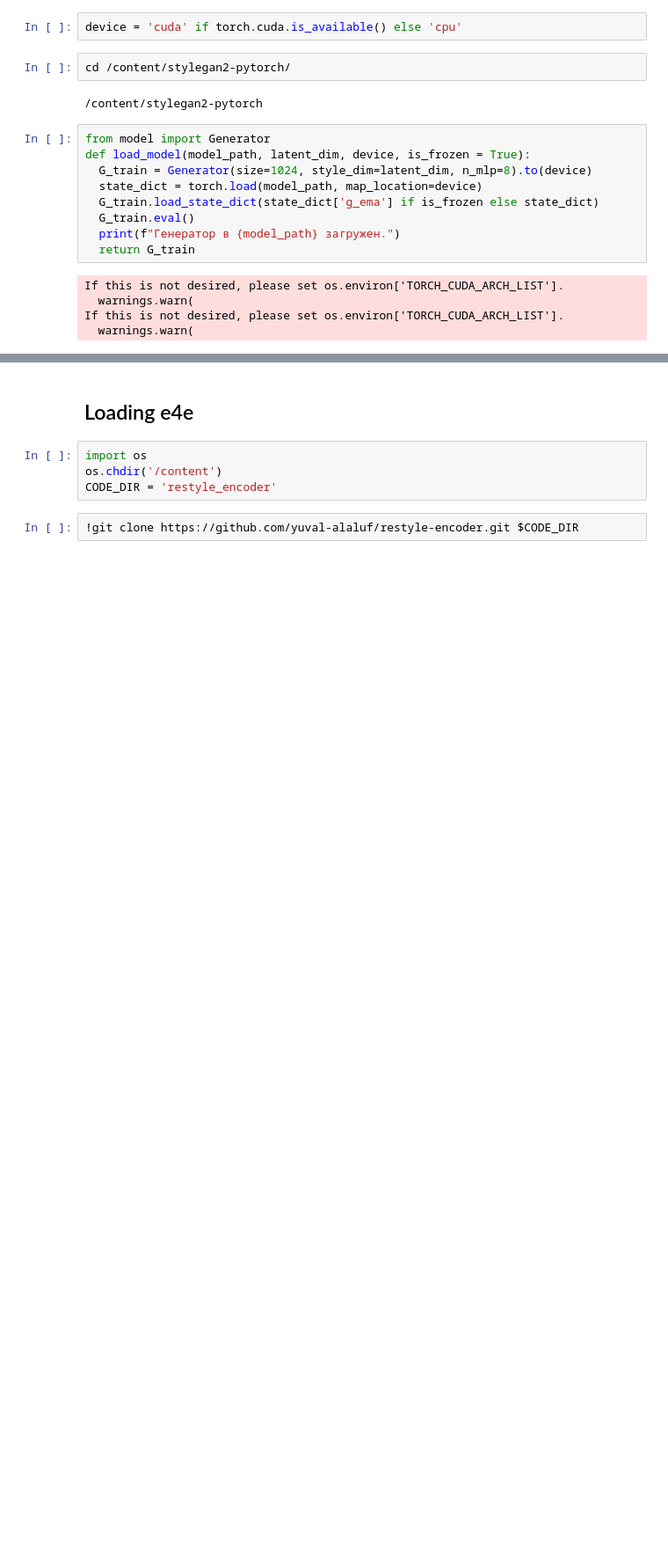
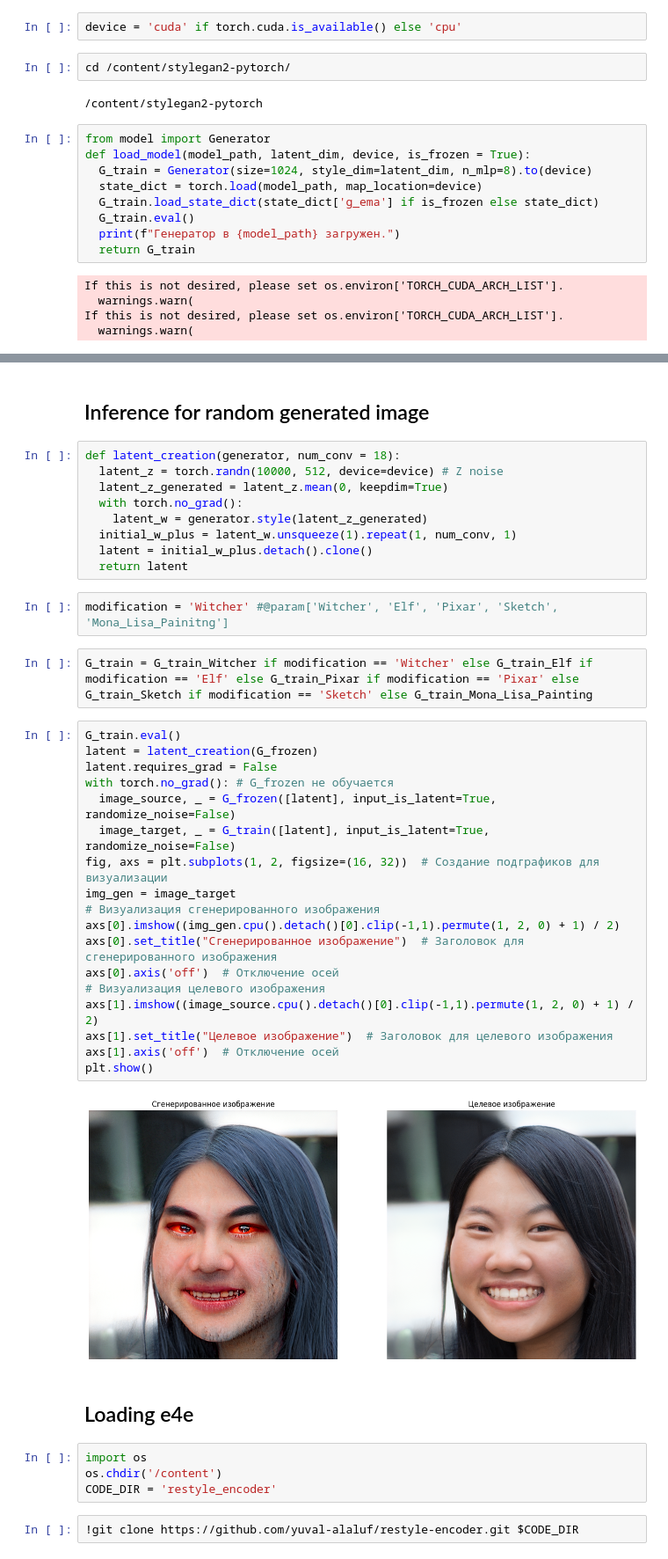
Before and after one commit to Alsu112/StyleGAN_NADA_Project, a Jupyter notebook: notebooks/Inference.ipynb, the cells around one changed output, grey strips where cells are left out. Shown at 88% size. Cells and saved outputs as stored; diff of their text form; blank space fills up the shorter version.

Commit message:
Replaced Inference notebook

```diff
--- a/notebooks/Inference.ipynb
+++ b/notebooks/Inference.ipynb
@@ -134,6 +142,41 @@ G_frozen = load_model('/content/downloads/stylegan2-ffhq-config-f.pt', latent_di
 Генератор в /content/downloads/G_train_final_Sketch.pth загружен.
 Генератор в /content/downloads/G_train_final_Witcher.pth загружен.
 Генератор в /content/downloads/stylegan2-ffhq-config-f.pt загружен.
+# %% [markdown]
+## Inference for random generated image
+# %%
+def latent_creation(generator, num_conv = 18):
+  latent_z = torch.randn(10000, 512, device=device) # Z noise
+  latent_z_generated = latent_z.mean(0, keepdim=True)
+  with torch.no_grad():
+    latent_w = generator.style(latent_z_generated)
+  initial_w_plus = latent_w.unsqueeze(1).repeat(1, num_conv, 1)
+  latent = initial_w_plus.detach().clone()
+  return latent
+# %%
+modification = 'Witcher' #@param['Witcher', 'Elf', 'Pixar', 'Sketch', 'Mona_Lisa_Painitng']
+# %%
+G_train = G_train_Witcher if modification == 'Witcher' else G_train_Elf if modification == 'Elf' else G_train_Pixar if modification == 'Pixar' else G_train_Sketch if modification == 'Sketch' else G_train_Mona_Lisa_Painting
+# %%
+G_train.eval()
+latent = latent_creation(G_frozen)
+latent.requires_grad = False
+with torch.no_grad(): # G_frozen не обучается
+  image_source, _ = G_frozen([latent], input_is_latent=True, randomize_noise=False)
+  image_target, _ = G_train([latent], input_is_latent=True, randomize_noise=False)
+fig, axs = plt.subplots(1, 2, figsize=(16, 32))  # Создание подграфиков для визуализации
+img_gen = image_target
+# Визуализация сгенерированного изображения
+axs[0].imshow((img_gen.cpu().detach()[0].clip(-1,1).permute(1, 2, 0) + 1) / 2)
+axs[0].set_title("Сгенерированное изображение")  # Заголовок для сгенерированного изображения
+axs[0].axis('off')  # Отключение осей
+# Визуализация целевого изображения
+axs[1].imshow((image_source.cpu().detach()[0].clip(-1,1).permute(1, 2, 0) + 1) / 2)
+axs[1].set_title("Целевое изображение")  # Заголовок для целевого изображения
+axs[1].axis('off')  # Отключение осей
+plt.show()
+# %% [output]
+[figure, added]
 # %% [markdown]
 ## Loading e4e
 # %%
```
Also changed, not shown: parts of 13 cells of this notebook.
